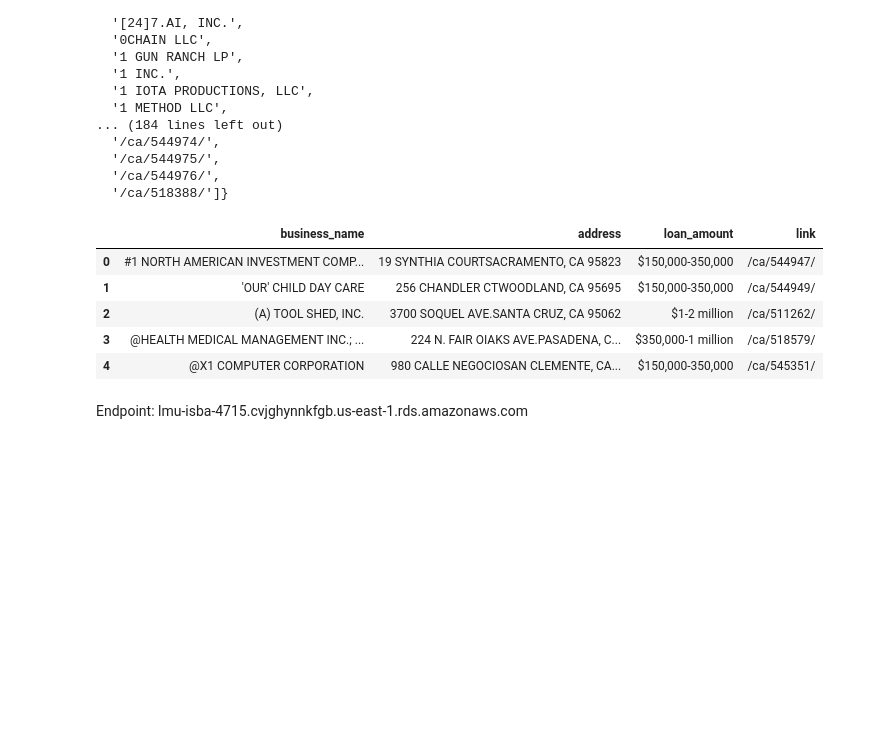
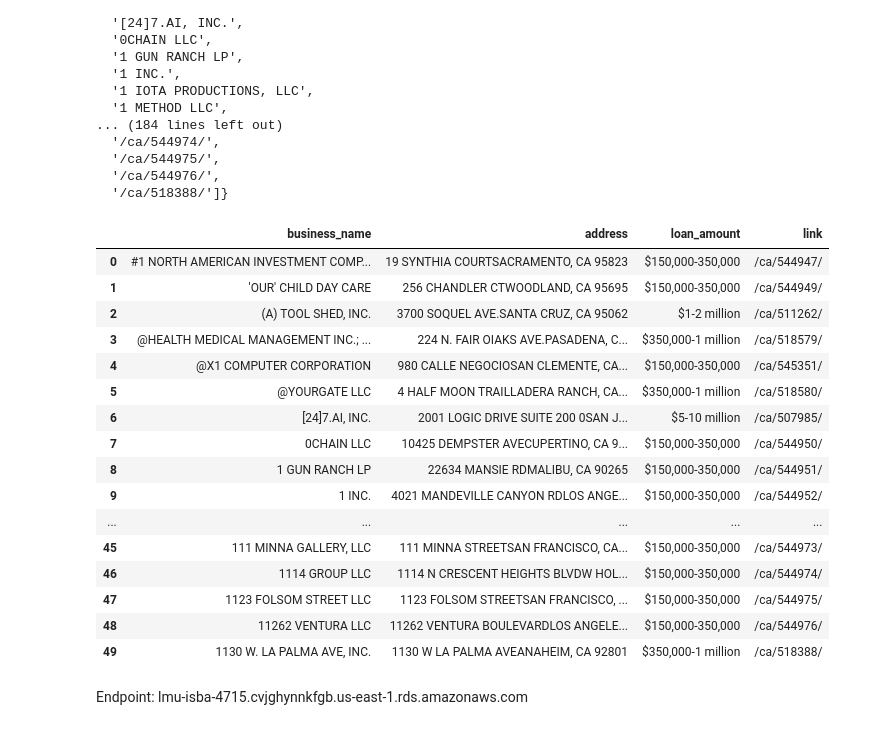
Before and after one commit to audreyh614/Aspiring-Small-Businesses, a Jupyter notebook: data_collection.ipynb, the cells around one changed output. Saved outputs shown, nothing was run; the diff lists cells and outputs as text; code cells hidden in the pictures; blank space fills up the shorter version.

```diff
--- a/data_collection.ipynb
+++ b/data_collection.ipynb
@@ -98,19 +104,23 @@ for company in company_info:
 
     business_name = company.find('a').text
     company_details['business_name'].append(business_name)
-    print('Business Name:', business_name)
+    if business_name is not None:
+        print('Business Name:', business_name)
 
     address = company.findAll('td')[1].text
     company_details['address'].append(address)
-    print('Address:', address)
+    if address is not None:
+        print('Address:', address)
 
     loan_amount = company.findAll('td')[2].text
     company_details['loan_amount'].append(loan_amount)
-    print('Loan Amount:', loan_amount)
+    if loan_amount is not None:
+        print('Loan Amount:', loan_amount)
 
     link = company.find('a')['href']
     company_details['link'].append(link)
-    print('Link:', 'https://ppp.pubb.org/'+link)
+    if link is not None:
+        print('Link:', 'https://ppp.pubb.org'+link)
 
     print('-'*115)
 # %% [output]
@@ -154,14 +164,25 @@ company_details
 # %%
 loans_df = pd.DataFrame(company_details)
 # %%
-loans_df.head()
+loans_df
 # %% [output]
 |  | business_name | address | loan_amount | link |
 | 0 | #1 NORTH AMERICAN INVESTMENT COMP... | 19 SYNTHIA COURTSACRAMENTO, CA 95823 | $150,000-350,000 | /ca/544947/ |
 | 1 | 'OUR' CHILD DAY CARE | 256 CHANDLER CTWOODLAND, CA 95695 | $150,000-350,000 | /ca/544949/ |
 | 2 | (A) TOOL SHED, INC. | 3700 SOQUEL AVE.SANTA CRUZ, CA 95062 | $1-2 million | /ca/511262/ |
 | 3 | @HEALTH MEDICAL MANAGEMENT INC.; ... | 224 N. FAIR OIAKS AVE.PASADENA, C... | $350,000-1 million | /ca/518579/ |
 | 4 | @X1 COMPUTER CORPORATION | 980 CALLE NEGOCIOSAN CLEMENTE, CA... | $150,000-350,000 | /ca/545351/ |
+| 5 | @YOURGATE LLC | 4 HALF MOON TRAILLADERA RANCH, CA... | $350,000-1 million | /ca/518580/ |
+| 6 | [24]7.AI, INC. | 2001 LOGIC DRIVE SUITE 200 0SAN J... | $5-10 million | /ca/507985/ |
+| 7 | 0CHAIN LLC | 10425 DEMPSTER AVECUPERTINO, CA 9... | $150,000-350,000 | /ca/544950/ |
+| 8 | 1 GUN RANCH LP | 22634 MANSIE RDMALIBU, CA 90265 | $150,000-350,000 | /ca/544951/ |
+| 9 | 1 INC. | 4021 MANDEVILLE CANYON RDLOS ANGE... | $150,000-350,000 | /ca/544952/ |
+| ... | ... | ... | ... | ... |
+| 45 | 111 MINNA GALLERY, LLC | 111 MINNA STREETSAN FRANCISCO, CA... | $150,000-350,000 | /ca/544973/ |
+| 46 | 1114 GROUP LLC | 1114 N CRESCENT HEIGHTS BLVDW HOL... | $150,000-350,000 | /ca/544974/ |
+| 47 | 1123 FOLSOM STREET LLC | 1123 FOLSOM STREETSAN FRANCISCO, ... | $150,000-350,000 | /ca/544975/ |
+| 48 | 11262 VENTURA LLC | 11262 VENTURA BOULEVARDLOS ANGELE... | $150,000-350,000 | /ca/544976/ |
+| 49 | 1130 W. LA PALMA AVE, INC. | 1130 W LA PALMA AVEANAHEIM, CA 92801 | $350,000-1 million | /ca/518388/ |
 # %% [markdown]
 Endpoint: lmu-isba-4715.cvjghynnkfgb.us-east-1.rds.amazonaws.com
 # %%
```
Also changed, not shown: parts of 3 cells of this notebook.
